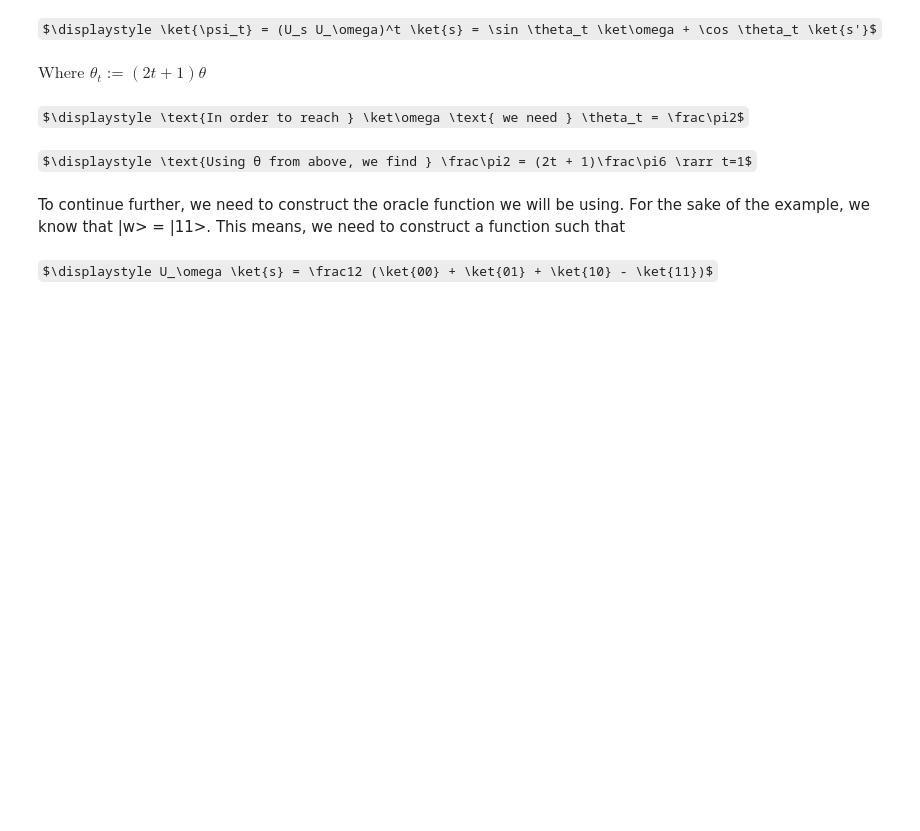
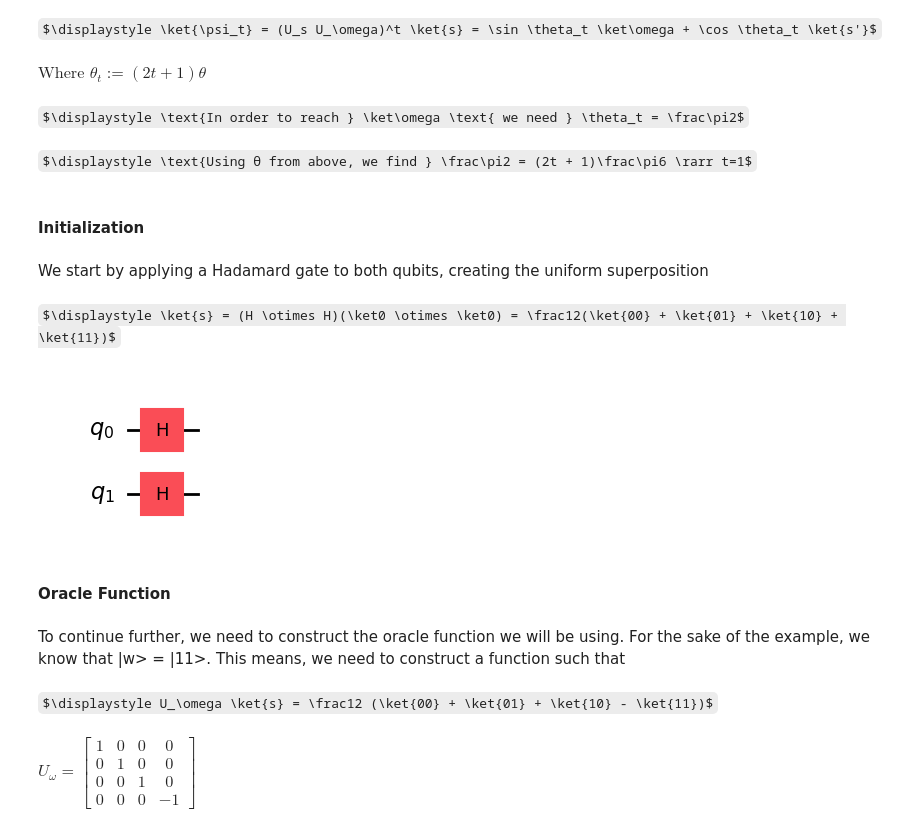
Before and after one commit to AThomsonSMC/uri-qc, a Jupyter notebook: phy573/week7-grovers-algorithm.ipynb, the cells around one changed output. Cells and saved outputs as stored; diff of their text form; code cells hidden in the pictures; some formulas as TeX source; blank space fills up the shorter version.

```diff
--- a/phy573/week7-grovers-algorithm.ipynb
+++ b/phy573/week7-grovers-algorithm.ipynb
@@ -181,6 +183,24 @@ $\displaystyle \ket{\psi_t} = (U_s U_\omega)^t \ket{s} = \sin \theta_t \ket\omeg
 $\displaystyle \text{Where } \theta_t := (2t + 1)\theta$
 $\displaystyle \text{In order to reach } \ket\omega \text{ we need } \theta_t = \frac\pi2$
 $\displaystyle \text{Using θ from above, we find } \frac\pi2 = (2t + 1)\frac\pi6 \rarr t=1$
+# %% [markdown]
+#### Initialization
+# %% [markdown]
+We start by applying a Hadamard gate to both qubits, creating the uniform superposition
+# %%
+# Create a uniform superposition
+dm(r"\ket{s} = (H \otimes H)(\ket0 \otimes \ket0) = \frac12(\ket{00} + \ket{01} + \ket{10} + \ket{11})")
+# %% [output]
+$\displaystyle \ket{s} = (H \otimes H)(\ket0 \otimes \ket0) = \frac12(\ket{00} + \ket{01} + \ket{10} + \ket{11})$
+# %%
+# Draw initial circuit
+qc_init = QCir(2)
+qc_init.h([0,1])
+qc_init.draw(output="mpl")
+# %% [output]
+[figure, added]
+# %% [markdown]
+#### Oracle Function
 # %% [markdown]
 To continue further, we need to construct the oracle function we will be using. For the sake of the example, we know that |w> = |11>. This means, we need to construct a function such that
 # %%
@@ -190,7 +210,13 @@ dm(r"""U_\omega = \begin{bmatrix}
    1 & 0 & 0 & 0 \\
    0 & 1 & 0 & 0 \\
    0 & 0 & 1 & 0 \\
-   0 & 0 & 0 & 1
+   0 & 0 & 0 & -1
 \end{bmatrix}""")
 # %% [output]
 $\displaystyle U_\omega \ket{s} = \frac12 (\ket{00} + \ket{01} + \ket{10} - \ket{11})$
+$\displaystyle U_\omega = \begin{bmatrix}
+   1 & 0 & 0 & 0 \\
+   0 & 1 & 0 & 0 \\
+   0 & 0 & 1 & 0 \\
+   0 & 0 & 0 & -1
+\end{bmatrix}$
```
Also changed, not shown: parts of 22 cells of this notebook, 1 other file.
